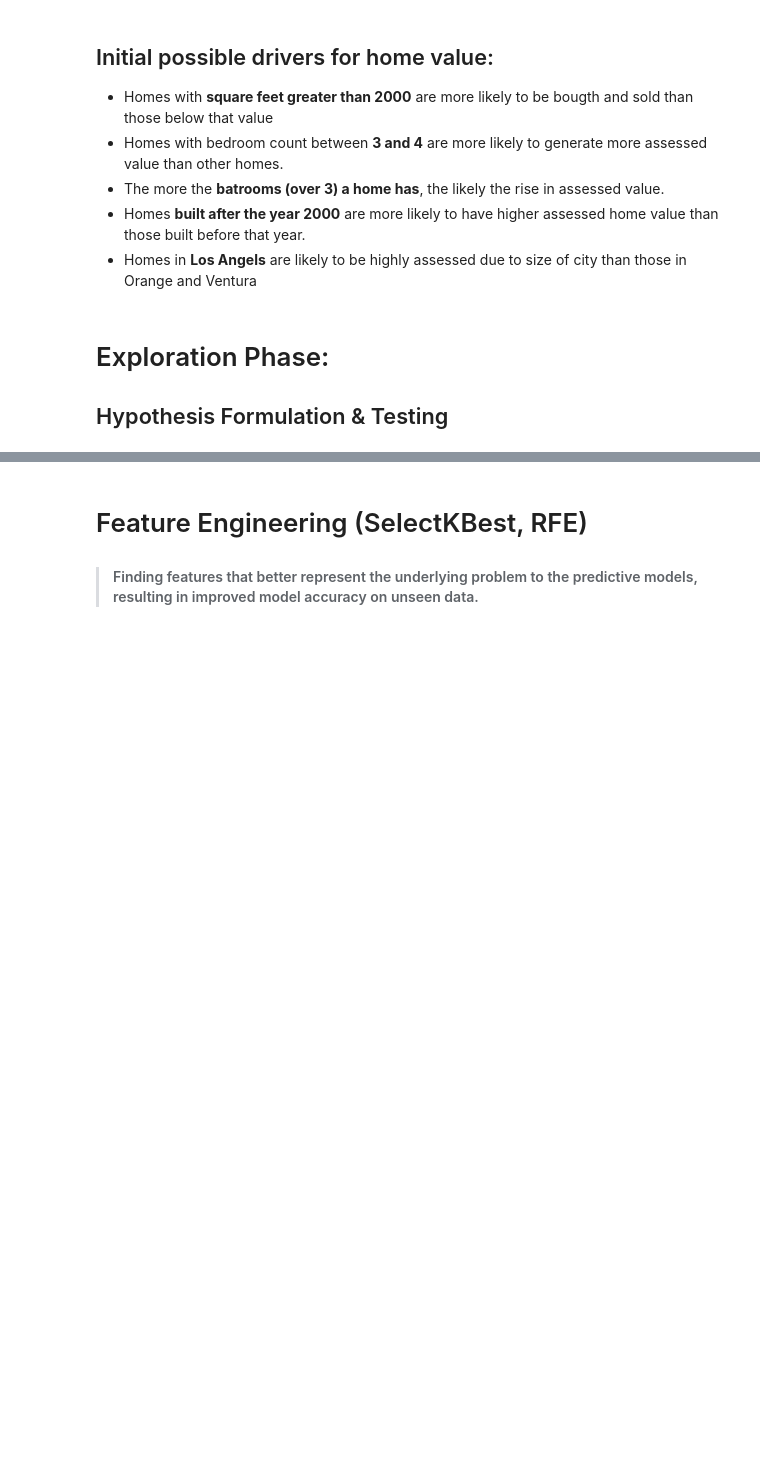
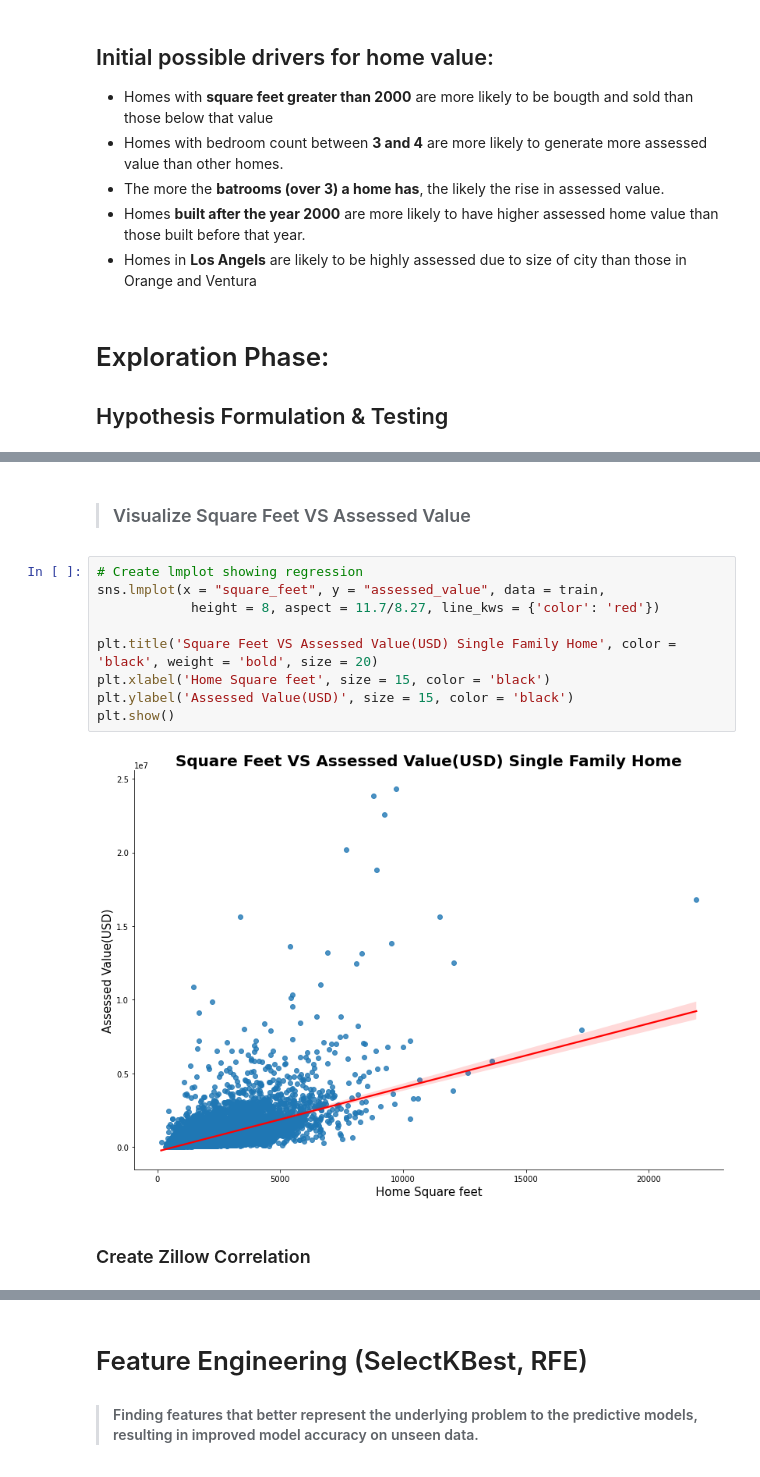
Before and after one commit to stephenkipkurui/regression-project, a Jupyter notebook: zillow_workspace.ipynb, the cells around one changed output, grey strips where cells are left out. Cells and saved outputs as stored; diff of their text form; blank space fills up the shorter version.

Commit message:
Zillow Prediction Workspace

```diff
--- a/zillow_workspace.ipynb
+++ b/zillow_workspace.ipynb
@@ -503,0 +305,15 @@ REJECT HYPOTHESIS:- Assessed value for homes built after the year 2000 are = to
+# %% [markdown]
+> ### Visualize Square Feet VS Assessed Value
+# %%
+# Create lmplot showing regression
+sns.lmplot(x = "square_feet", y = "assessed_value", data = train,
+            height = 8, aspect = 11.7/8.27, line_kws = {'color': 'red'})
+
+plt.title('Square Feet VS Assessed Value(USD) Single Family Home', color = 'black', weight = 'bold', size = 20)
+plt.xlabel('Home Square feet', size = 15, color = 'black')
+plt.ylabel('Assessed Value(USD)', size = 15, color = 'black')
+plt.show()
+# %% [output]
+[figure, added]
+# %% [markdown]
+### Create Zillow Correlation
```
Also changed, not shown: parts of 80 cells of this notebook.
